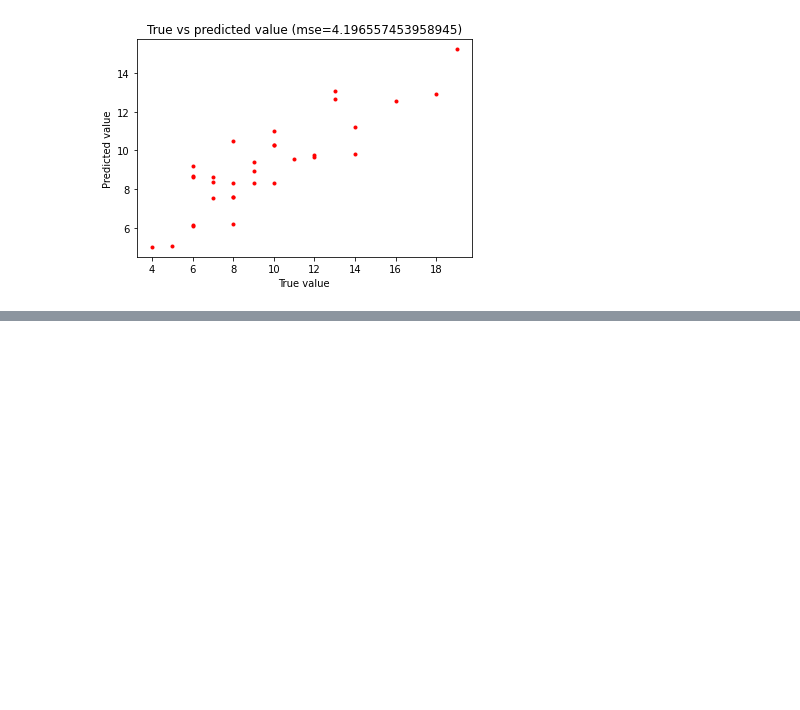
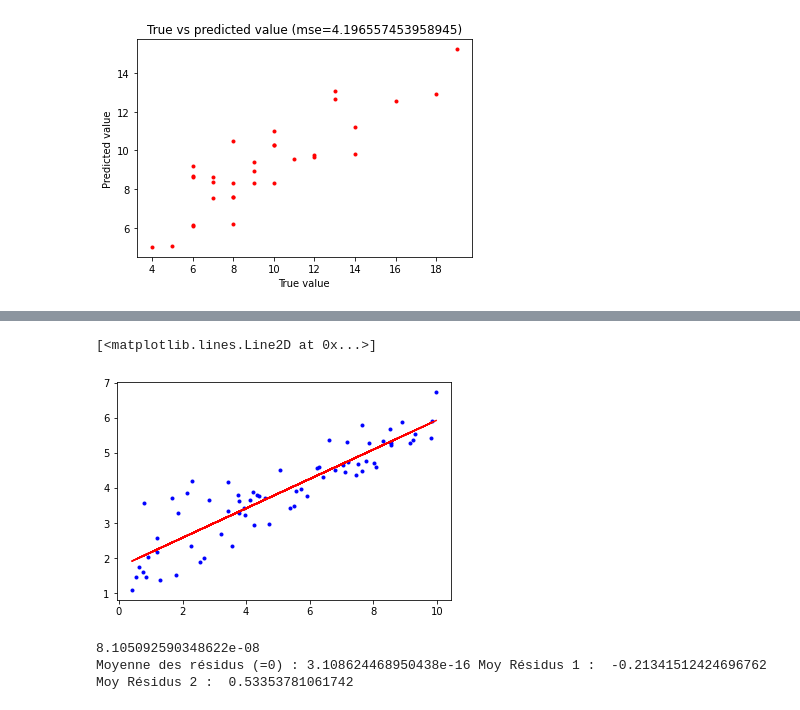
Before and after one commit to abfariah/BE_AML_Linear, a Jupyter notebook: ROBINET_STRANG.ipynb, the cells around one changed output, grey strips where cells are left out. Drawn from its saved outputs; the diff is of its cells as text; code cells hidden in the pictures; blank space fills up the shorter version.

```diff
--- a/ROBINET_STRANG.ipynb
+++ b/ROBINET_STRANG.ipynb
@@ -389,16 +378,19 @@ print(alpha,mse1,mse2)
 #+++++++++++++++++++++++++++++++++++++++++++++++++++++++++++++++++++++++++++++++++++++++++
 
 
-import pandas
+import pandas as pd
 import numpy as np
 import matplotlib.pyplot as plt
+from scipy import stats
 
-dataframe=pandas.read_csv("./obs2021_2.csv",sep=',')
+df=pd.read_csv("./obs2021_2.csv",sep=',')
 
 plt.figure(figsize=(7,7))
-plt.scatter(dataframe['concentration'], dataframe['Efficacite'], c=['r' if t == 'Groupe_1' else 'b' for t in dataframe['Groupe']])
+plt.scatter(df['concentration'], df['Efficacite'], c=['r' if t == 'Groupe_1' else 'b' for t in df['Groupe']])
 plt.xlabel("concentration")
 plt.ylabel("Efficacite")
 plt.show()
+
+df.head()
 # %% [output]
 [figure]
@@ -404,0 +403,17 @@ plt.show()
+# %%
+### Nous proposons dans un premier temps de faire une régression linéaire sur l'ensemble des individus, et de calculer la
+### variabilité des résidus pour chaque groupe. On effectue alors une analyse de variance pour estimer si les deux groupes
+### ont les mêmes résidus moyens.
+
+
+X = df.concentration.values
+X = X[:,np.newaxis]
+Y = df.Efficacite.values
+lr = LinearRegression()
+lr.fit(X,Y)
+Yhat = lr.predict(X)
+plt.plot(X,Y,'b.')
+plt.plot(X,Yhat,'r-')
+# %% [output]
+[<matplotlib.lines.Line2D at 0x...>]
+[figure, added]
@@ -404,0 +434,22 @@ plt.show()
+# %%
+### ANOVA
+
+SST = sum((Residus - MoyResidus)**2)
+SSW = sum((Residus1-MoyResidus1)**2)+sum((Residus2-MoyResidus2)**2)
+SSB = 50*(MoyResidus1-MoyResidus)**2+20*(MoyResidus2-MoyResidus)**2
+
+DFBetween = 2-1
+DFWithin = 70-2
+
+
+MSW = SSW/DFWithin
+MSB = SSB/DFBetween
+
+F = MSB/MSW
+
+p = stats.f.sf(F, DFBetween, DFWithin)
+print(p)
+print("Moyenne des résidus (=0) :", MoyResidus, "Moy Résidus 1 : ", MoyResidus1, "Moy Résidus 2 : ",MoyResidus2)
+# %% [output]
+8.105092590348622e-08
+Moyenne des résidus (=0) : 3.108624468950438e-16 Moy Résidus 1 :  -0.21341512424696762 Moy Résidus 2 :  0.53353781061742
```
Also changed, not shown: parts of 11 cells of this notebook.
